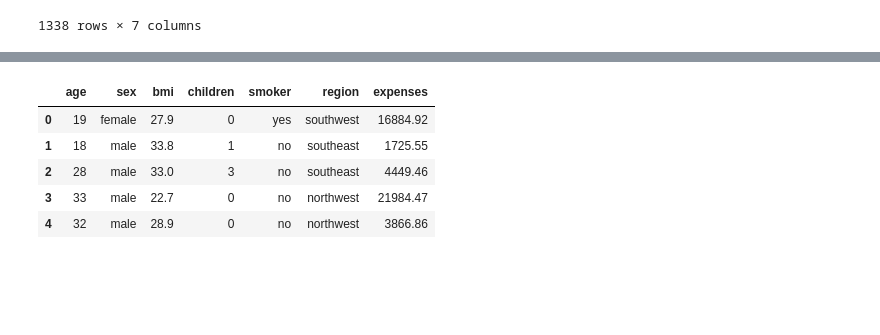
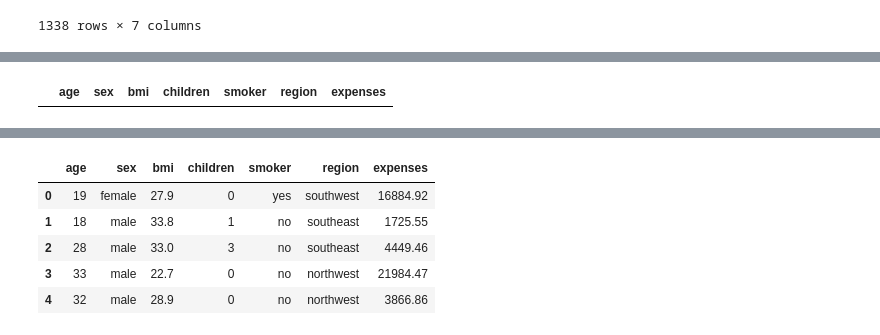
Before and after one commit to iamaakashpal/Insurance-Premium-Prediction, a Jupyter notebook: jupyter_notebook/EDA.ipynb, the cells around one changed output, grey strips where cells are left out. Saved outputs shown, nothing was run; the diff lists cells and outputs as text; code cells hidden in the pictures; blank space fills up the shorter version.

```diff
--- a/jupyter_notebook/EDA.ipynb
+++ b/jupyter_notebook/EDA.ipynb
@@ -32,3 +47,9 @@ dataset
+# %%
+# Duplicate value Conformation
+
+dataset[dataset.duplicated()]
+# %% [output]
+|  | age | sex | bmi | children | smoker | region | expenses |
 # %%
 # Shape of dataset
 
```
Also changed, not shown: parts of 14 cells of this notebook, 1 other file.
